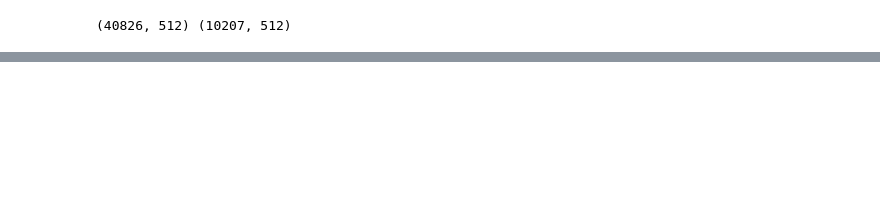
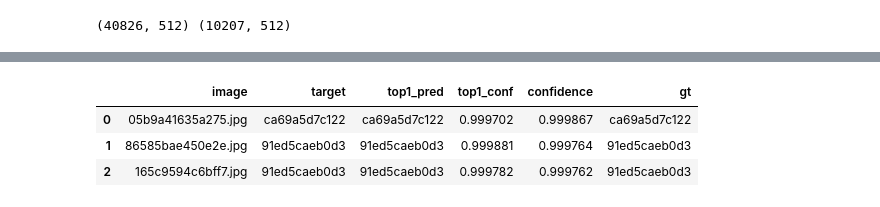
Before and after one commit to ptran1203/whale, a Jupyter notebook: eval.ipynb, the cells around one changed output, grey strips where cells are left out. Cells and saved outputs as stored; diff of their text form; code cells hidden in the pictures; blank space fills up the shorter version.

```diff
--- a/eval.ipynb
+++ b/eval.ipynb
@@ -244,24 +237,0 @@ val_pred.head()
-# %%
-train_ids = np.unique([train_map[x] for x in train_k])
-allowed = []
-for i, k in enumerate(val_k):
-    if train_map[k] in train_ids:
-        allowed.append(train_map[k])
-
-val_targets_df = pd.DataFrame(val_k)
-val_targets_df.columns = ['image']
-val_targets_df['target'] = val_targets_df['image'].map(train_map)
-val_targets_df.loc[~val_targets_df.target.isin(allowed),'target'] = 'new_individual'
-val_targets_df['conf'] = val_targets_df['image'].map(val_conf)
-val_targets_df.head(10)
-
-all_preds = dict(zip(val_pred['image'], val_pred['predictions']))
-th = 0.5
-for i,row in val_targets_df.iterrows():
-        target = row.target
-        preds = all_preds[row.image].split(" ")
-        val_targets_df.loc[i,th] = map_per_image(target,preds)
-        val_targets_df.loc[i, 'preds'] = all_preds[row.image]
-cv = val_targets_df[th].mean()
-print(cv)
-val_targets_df.head(2)
@@ -272,0 +289,20 @@ val_targets_df.head(2)
+# %%
+def mix_conf(row):
+    # if row['confidence'] >= 0.7 and row['top1_conf'] >= 0.7 and row["target"] == row["top1_pred"]:
+    #     return 1.0
+    if row["target"] == row["top1_pred"]:
+        return row['confidence'] + 0.01 * row['top1_conf']
+    else:
+        if row['top1_conf'] > 0.9:
+            return row['confidence'] - 0.01 * row['top1_conf']
+        return row['confidence']
+        return row['confidence'] - 0.01 * row['top1_conf']
+val_df['gt'] = val_df['image'].map(val_target_map)
+# val_df['mix_conf'] = val_df.apply(mix_conf, axis=1)
+val_df = val_df.sort_values('confidence',ascending=False).reset_index(drop=True)
+val_df.head(3)
+# %% [output]
+|  | image | target | top1_pred | top1_conf | confidence | gt |
+| 0 | 05b9a41635a275.jpg | ca69a5d7c122 | ca69a5d7c122 | 0.999702 | 0.999867 | ca69a5d7c122 |
+| 1 | 86585bae450e2e.jpg | 91ed5caeb0d3 | 91ed5caeb0d3 | 0.999881 | 0.999764 | 91ed5caeb0d3 |
+| 2 | 165c9594c6bff7.jpg | 91ed5caeb0d3 | 91ed5caeb0d3 | 0.999782 | 0.999762 | 91ed5caeb0d3 |
```
Also changed, not shown: parts of 14 cells of this notebook, 2 other files.
